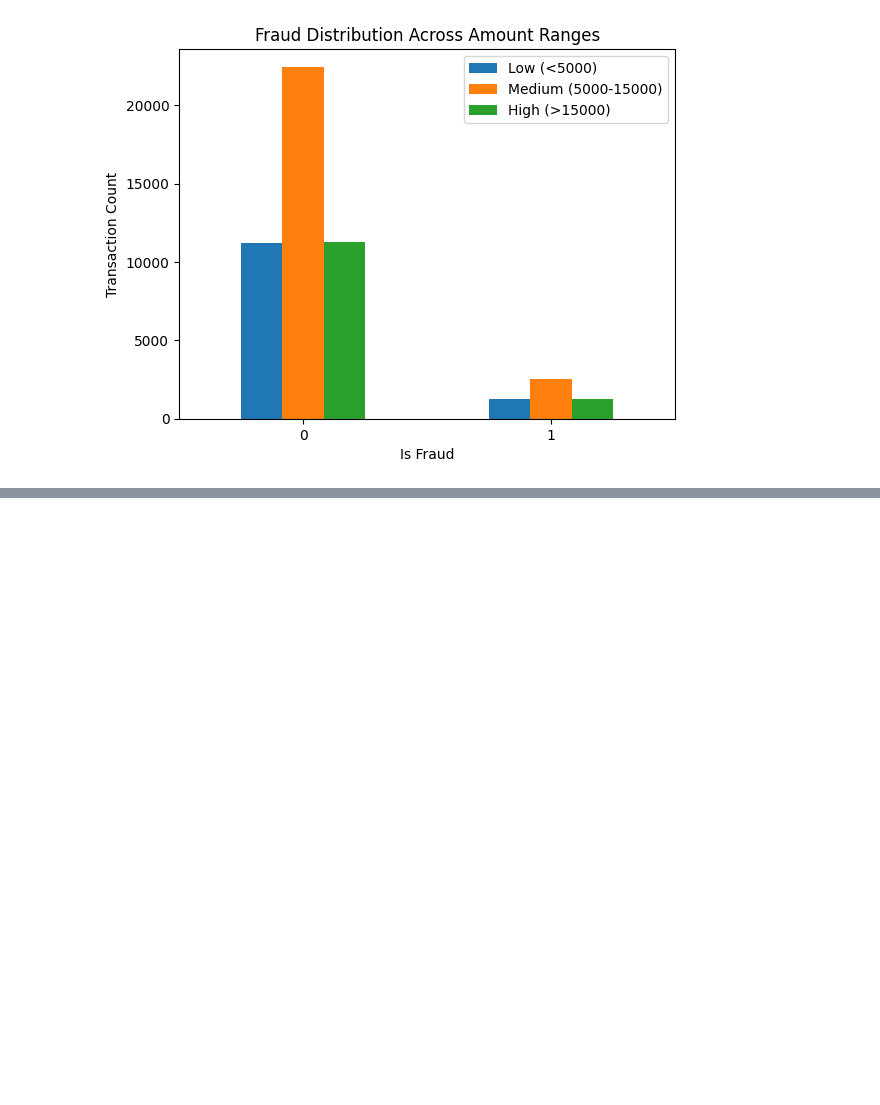
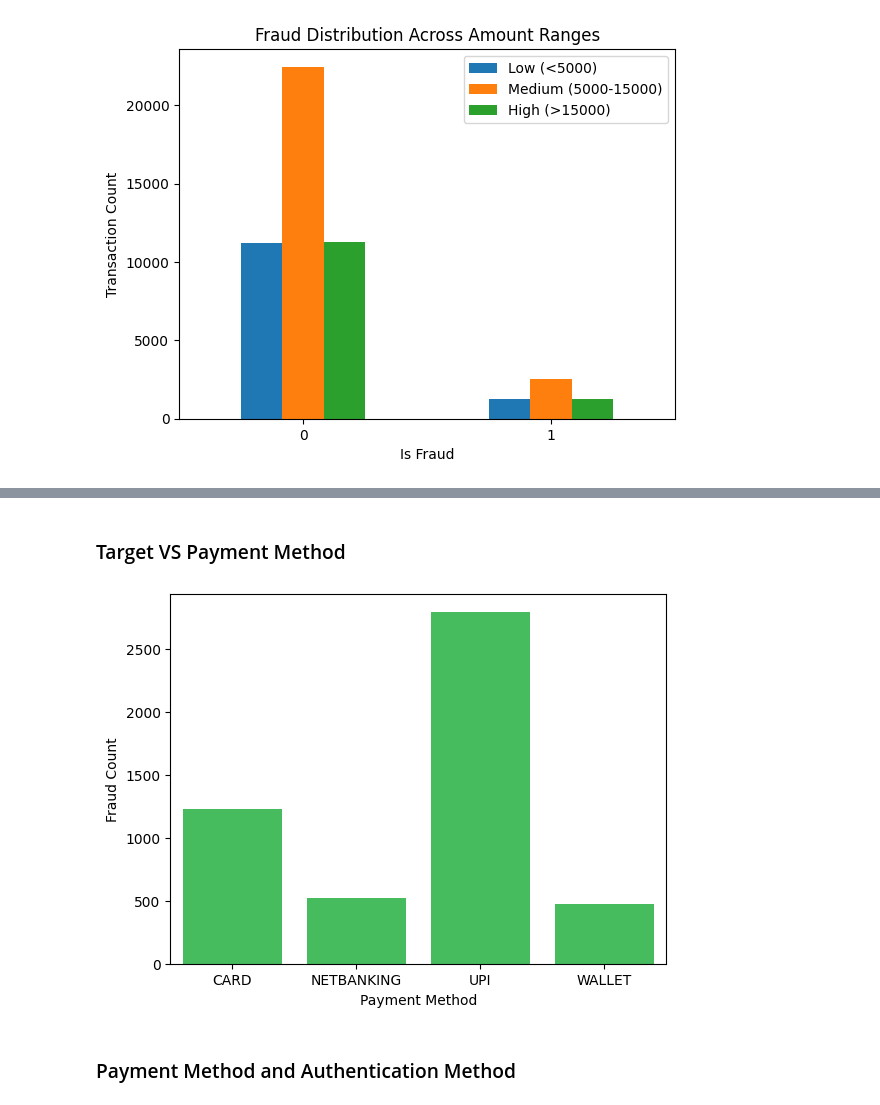
Before and after one commit to midhunmanohar25/Fraud_Detection_Project, a Jupyter notebook: notebooks/03_Multivariate_EDA_Fraud_Detection.ipynb, the cells around one changed output, grey strips where cells are left out. Cells and saved outputs as stored; diff of their text form; code cells hidden in the pictures; blank space fills up the shorter version.

```diff
--- a/notebooks/03_Multivariate_EDA_Fraud_Detection.ipynb
+++ b/notebooks/03_Multivariate_EDA_Fraud_Detection.ipynb
@@ -349,0 +247,13 @@ top_20_df
+# %% [markdown]
+### Target VS Payment Method
+# %%
+fraud_df = df[df['is_fraud'] == 1]
+value_count = fraud_df.groupby('payment_method')['is_fraud'].value_counts().reset_index()
+sns.barplot(data=value_count, x='payment_method', y='count', color='#34CF53')
+plt.xlabel('Payment Method')
+plt.ylabel('Fraud Count')
+plt.show()
+# %% [output]
+[figure, added]
+# %% [markdown]
+### Payment Method and Authentication Method
```
Also changed, not shown: parts of 23 cells of this notebook, 1 other file.
